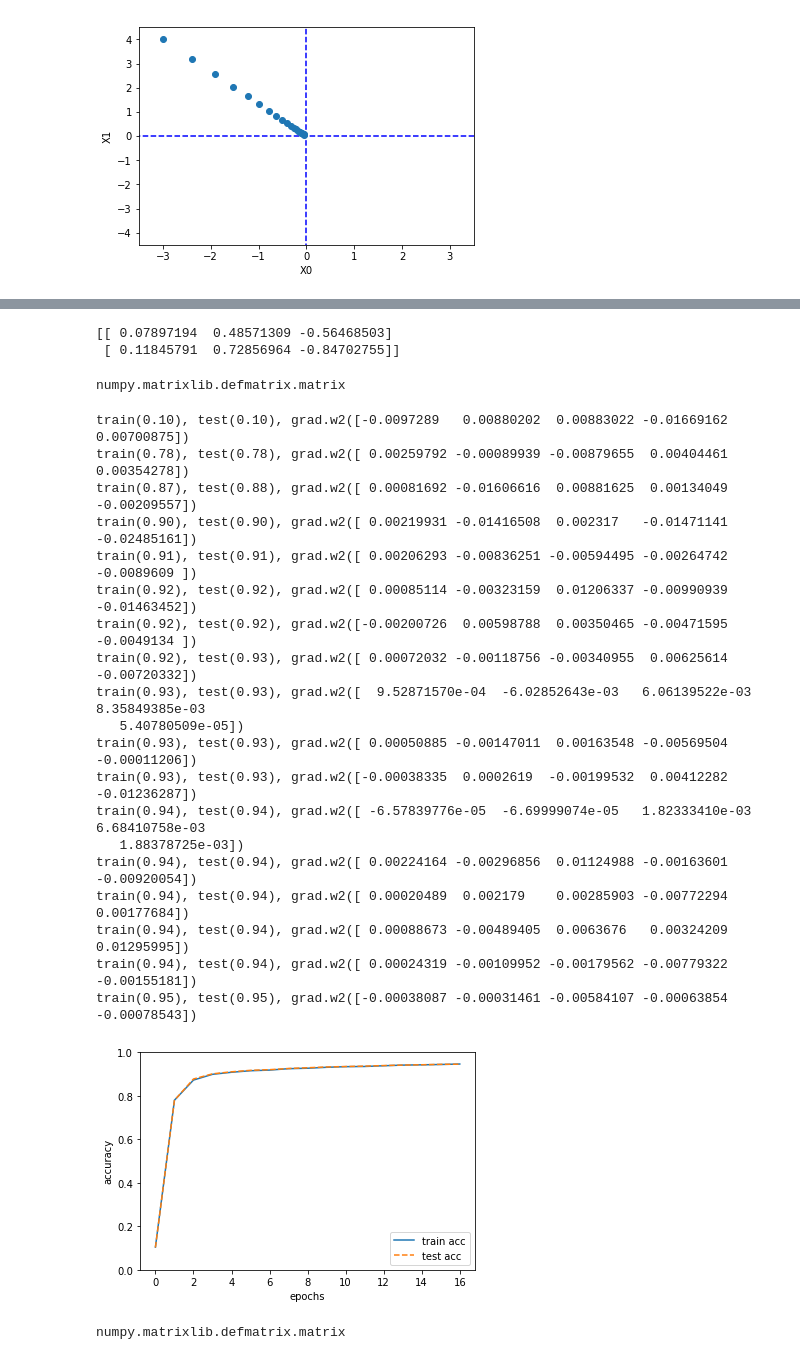
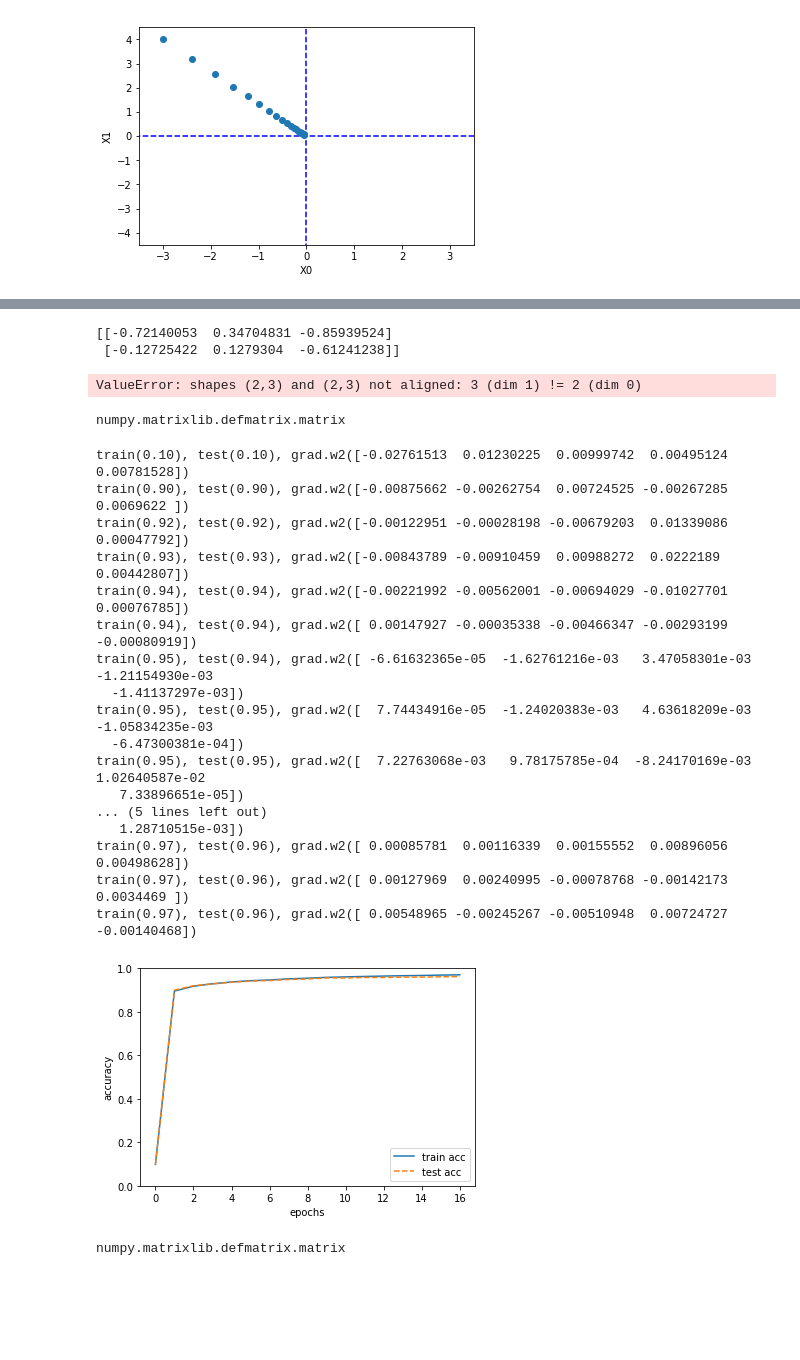
Before and after one commit to psyoblade/modulabs-deeplab-edu5, a Jupyter notebook: 04_learning_neuralnet/learning_neuralnet.ipynb, the cells around one changed output, grey strips where cells are left out. Saved outputs shown, nothing was run; the diff lists cells and outputs as text; code cells hidden in the pictures; blank space fills up the shorter version.

```diff
--- a/04_learning_neuralnet/learning_neuralnet.ipynb
+++ b/04_learning_neuralnet/learning_neuralnet.ipynb
@@ -294,13 +291,15 @@ t = np.array([0, 0, 1])
 
 net = simpleNet()
 
-f = lambda w: net.loss(x, t) # 파라메터인 w는 사용하지 않으며, 변경되는 파라메터 값은 net.W 이다.
+print(net.W)
+f = lambda x: net.loss(x, t) # 파라메터인 w는 사용하지 않으며, 변경되는 파라메터 값은 net.W 이다.
 dW = numerical_gradient(f, net.W)
 
 print(dW) # (2,3) 정규분포 초기화 된 값들이 학습 후 변경된 값 출력
 # %% [output]
-[[ 0.07897194  0.48571309 -0.56468503]
- [ 0.11845791  0.72856964 -0.84702755]]
+[[-0.72140053  0.34704831 -0.85939524]
+ [-0.12725422  0.1279304  -0.61241238]]
+ValueError: shapes (2,3) and (2,3) not aligned: 3 (dim 1) != 2 (dim 0)
 # %%
 ### 2층 신경망 코어 클래스
 
@@ -409,7 +408,7 @@ network = TwoLayerNet(input_size=784, hidden_size=50, output_size=10)
 iters_num = 10000
 train_size = x_train.shape[0]
 batch_size = 100   # 미니배치 크기
-learning_rate = 0.1 # 3층이든 2층이든 학습률을 높이면 학습결과가 97%까지 상승하더라
+learning_rate = 0.3 # 3층이든 2층이든 학습률을 높이면 학습결과가 97%까지 상승하더라
 
 train_loss_list = []
 train_acc_list = []
@@ -428,53 +427,51 @@ for i in range(iters_num):
     # grad = network.numerical_gradient(x_batch, t_batch)
     grad = network.gradient(x_batch, t_batch)
 
     # 매개변수 갱신
     for key in ('W1', 'b1', 'W2', 'b2'):
         network.params[key] -= learning_rate * grad[key]
 
     # 학습 경과 기록
     loss = network.loss(x_batch, t_batch)
     train_loss_list.append(loss)
 
     # 1에폭당 정확도 계산
     if i % iter_per_epoch == 0:
         train_acc = network.accuracy(x_train, t_train)
         test_acc = network.accuracy(x_test, t_test)
         train_acc_list.append(train_acc)
         test_acc_list.append(test_acc)
         print("train(%0.2f), test(%0.2f), grad.w2(%s) " % (train_acc , test_acc, grad['W2'][0][:5]))
 
 # 그래프 그리기
 markers = {'train': 'o', 'test': 's'}
 x = np.arange(len(train_acc_list))
 plt.plot(x, train_acc_list, label='train acc')
 plt.plot(x, test_acc_list, label='test acc', linestyle='--')
 plt.xlabel("epochs")
 plt.ylabel("accuracy")
 plt.ylim(0, 1.0)
 plt.legend(loc='lower right')
 plt.show()
 # %% [output]
-train(0.10), test(0.10), grad.w2([-0.0097289   0.00880202  0.00883022 -0.01669162  0.00700875])
-train(0.78), test(0.78), grad.w2([ 0.00259792 -0.00089939 -0.00879655  0.00404461  0.00354278])
-train(0.87), test(0.88), grad.w2([ 0.00081692 -0.01606616  0.00881625  0.00134049 -0.00209557])
-train(0.90), test(0.90), grad.w2([ 0.00219931 -0.01416508  0.002317   -0.01471141 -0.02485161])
-train(0.91), test(0.91), grad.w2([ 0.00206293 -0.00836251 -0.00594495 -0.00264742 -0.0089609 ])
-train(0.92), test(0.92), grad.w2([ 0.00085114 -0.00323159  0.01206337 -0.00990939 -0.01463452])
-train(0.92), test(0.92), grad.w2([-0.00200726  0.00598788  0.00350465 -0.00471595 -0.0049134 ])
-train(0.92), test(0.93), grad.w2([ 0.00072032 -0.00118756 -0.00340955  0.00625614 -0.00720332])
-train(0.93), test(0.93), grad.w2([  9.52871570e-04  -6.02852643e-03   6.06139522e-03   8.35849385e-03
-   5.40780509e-05])
-train(0.93), test(0.93), grad.w2([ 0.00050885 -0.00147011  0.00163548 -0.00569504 -0.00011206])
-train(0.93), test(0.93), grad.w2([-0.00038335  0.0002619  -0.00199532  0.00412282 -0.01236287])
-train(0.94), test(0.94), grad.w2([ -6.57839776e-05  -6.69999074e-05   1.82333410e-03   6.68410758e-03
-   1.88378725e-03])
-train(0.94), test(0.94), grad.w2([ 0.00224164 -0.00296856  0.01124988 -0.00163601 -0.00920054])
-train(0.94), test(0.94), grad.w2([ 0.00020489  0.002179    0.00285903 -0.00772294  0.00177684])
-train(0.94), test(0.94), grad.w2([ 0.00088673 -0.00489405  0.0063676   0.00324209  0.01295995])
-train(0.94), test(0.94), grad.w2([ 0.00024319 -0.00109952 -0.00179562 -0.00779322 -0.00155181])
-train(0.95), test(0.95), grad.w2([-0.00038087 -0.00031461 -0.00584107 -0.00063854 -0.00078543])
+train(0.10), test(0.10), grad.w2([-0.02761513  0.01230225  0.00999742  0.00495124  0.00781528])
+train(0.90), test(0.90), grad.w2([-0.00875662 -0.00262754  0.00724525 -0.00267285  0.0069622 ])
+train(0.92), test(0.92), grad.w2([-0.00122951 -0.00028198 -0.00679203  0.01339086  0.00047792])
+train(0.93), test(0.93), grad.w2([-0.00843789 -0.00910459  0.00988272  0.0222189   0.00442807])
+train(0.94), test(0.94), grad.w2([-0.00221992 -0.00562001 -0.00694029 -0.01027701  0.00076785])
+train(0.94), test(0.94), grad.w2([ 0.00147927 -0.00035338 -0.00466347 -0.00293199 -0.00080919])
+train(0.95), test(0.94), grad.w2([ -6.61632365e-05  -1.62761216e-03   3.47058301e-03  -1.21154930e-03
+  -1.41137297e-03])
+train(0.95), test(0.95), grad.w2([  7.74434916e-05  -1.24020383e-03   4.63618209e-03  -1.05834235e-03
+  -6.47300381e-04])
+train(0.95), test(0.95), grad.w2([  7.22763068e-03   9.78175785e-04  -8.24170169e-03   1.02640587e-02
+   7.33896651e-05])
+... (5 lines left out)
+   1.28710515e-03])
+train(0.97), test(0.96), grad.w2([ 0.00085781  0.00116339  0.00155552  0.00896056  0.00498628])
+train(0.97), test(0.96), grad.w2([ 0.00127969  0.00240995 -0.00078768 -0.00142173  0.0034469 ])
+train(0.97), test(0.96), grad.w2([ 0.00548965 -0.00245267 -0.00510948  0.00724727 -0.00140468])
-[figure, old version]
+[figure, new version]
 # %%
 ### 뉴럴 네트워크 코어 - #2
 
```
Also changed, not shown: parts of 2 cells of this notebook, 1 other file.
